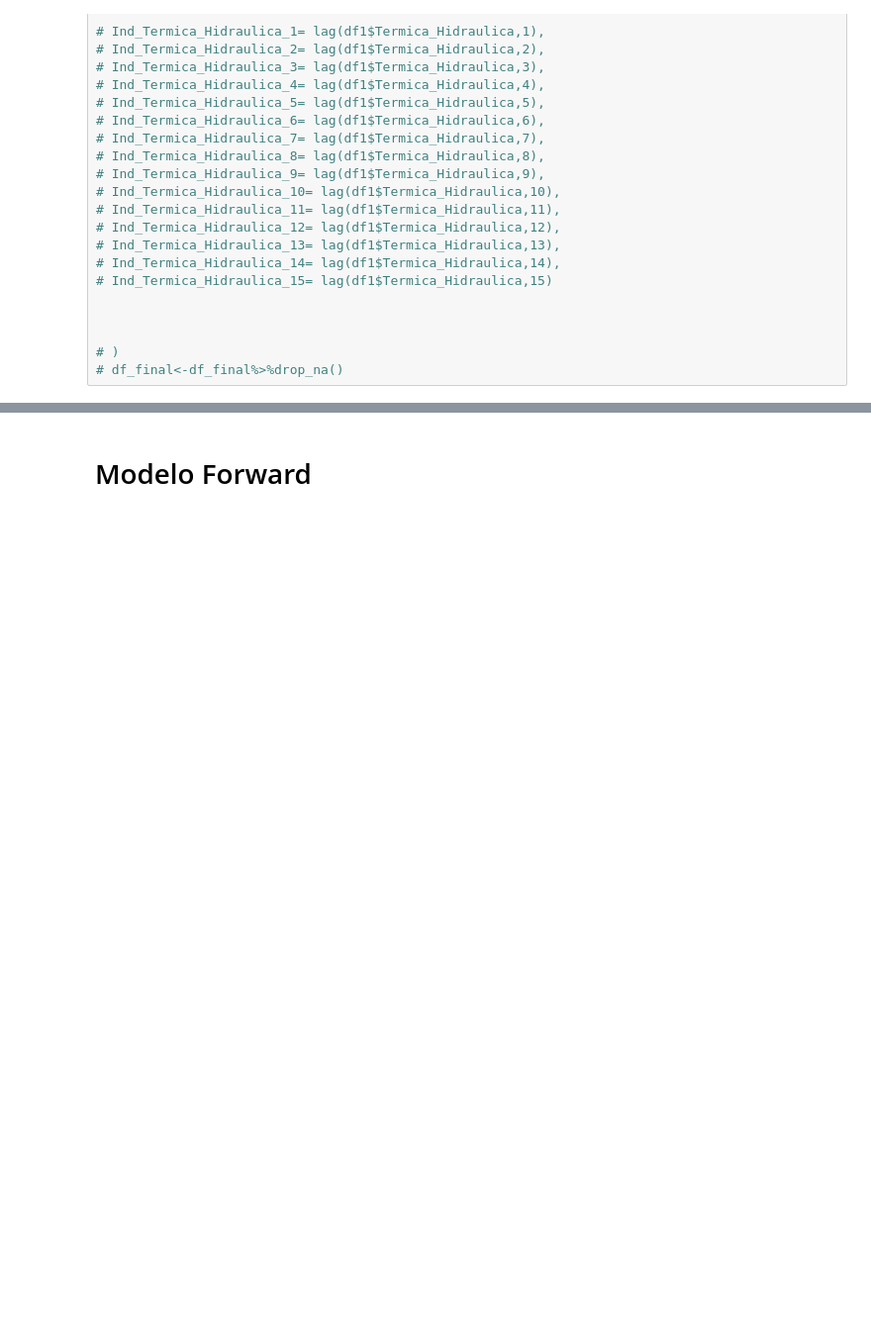
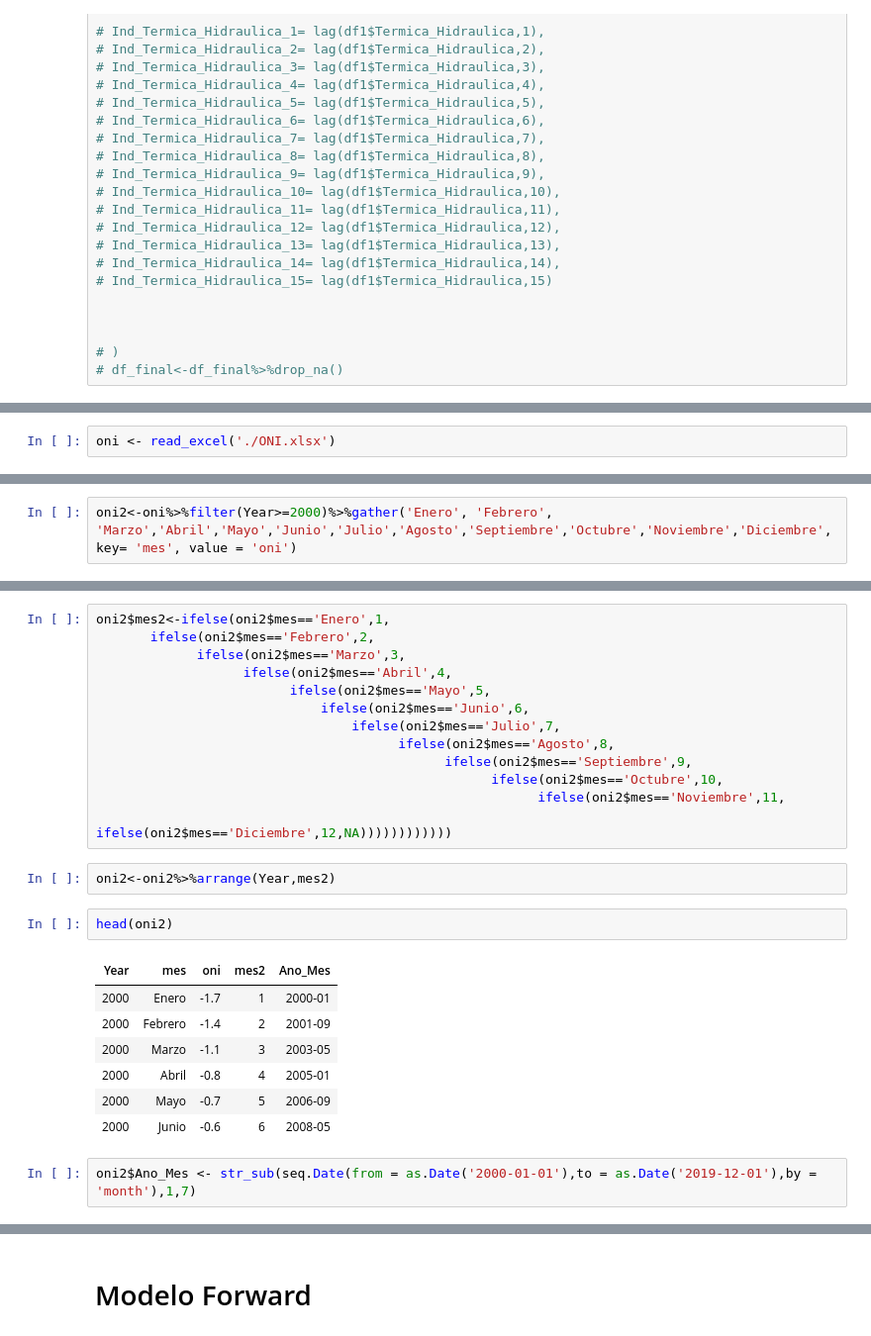
Before and after one commit to camilogavo/modelos_Bolsa, a Jupyter notebook: Multivariados_JDVelasq.ipynb, the cells around one changed output, grey strips where cells are left out. Shown: that part at 99% size. Drawn from its saved outputs; the diff is of its cells as text; blank space fills up the shorter version.

```diff
--- a/Multivariados_JDVelasq.ipynb
+++ b/Multivariados_JDVelasq.ipynb
@@ -549,0 +552,2 @@ df1%>%nrow
+# %%
+oni <- read_excel('./ONI.xlsx')
@@ -549,0 +559,2 @@ df1%>%nrow
+# %%
+oni2<-oni%>%filter(Year>=2000)%>%gather('Enero', 'Febrero', 'Marzo','Abril','Mayo','Junio','Julio','Agosto','Septiembre','Octubre','Noviembre','Diciembre',  key= 'mes', value = 'oni')
@@ -549,0 +569,27 @@ df1%>%nrow
+# %%
+oni2$mes2<-ifelse(oni2$mes=='Enero',1,
+       ifelse(oni2$mes=='Febrero',2,
+             ifelse(oni2$mes=='Marzo',3,
+                   ifelse(oni2$mes=='Abril',4,
+                         ifelse(oni2$mes=='Mayo',5,
+                             ifelse(oni2$mes=='Junio',6,
+                                 ifelse(oni2$mes=='Julio',7,
+                                       ifelse(oni2$mes=='Agosto',8,
+                                             ifelse(oni2$mes=='Septiembre',9,
+                                                   ifelse(oni2$mes=='Octubre',10,
+                                                         ifelse(oni2$mes=='Noviembre',11,
+                                                               ifelse(oni2$mes=='Diciembre',12,NA))))))))))))
+# %%
+oni2<-oni2%>%arrange(Year,mes2)
+# %%
+head(oni2)
+# %% [output]
+| Year | mes | oni | mes2 | Ano_Mes |
+| 2000 | Enero | -1.7 | 1 | 2000-01 |
+| 2000 | Febrero | -1.4 | 2 | 2001-09 |
+| 2000 | Marzo | -1.1 | 3 | 2003-05 |
+| 2000 | Abril | -0.8 | 4 | 2005-01 |
+| 2000 | Mayo | -0.7 | 5 | 2006-09 |
+| 2000 | Junio | -0.6 | 6 | 2008-05 |
+# %%
+oni2$Ano_Mes <- str_sub(seq.Date(from = as.Date('2000-01-01'),to = as.Date('2019-12-01'),by = 'month'),1,7)
```
Also changed, not shown: parts of 7 cells of this notebook, 2 other files.
